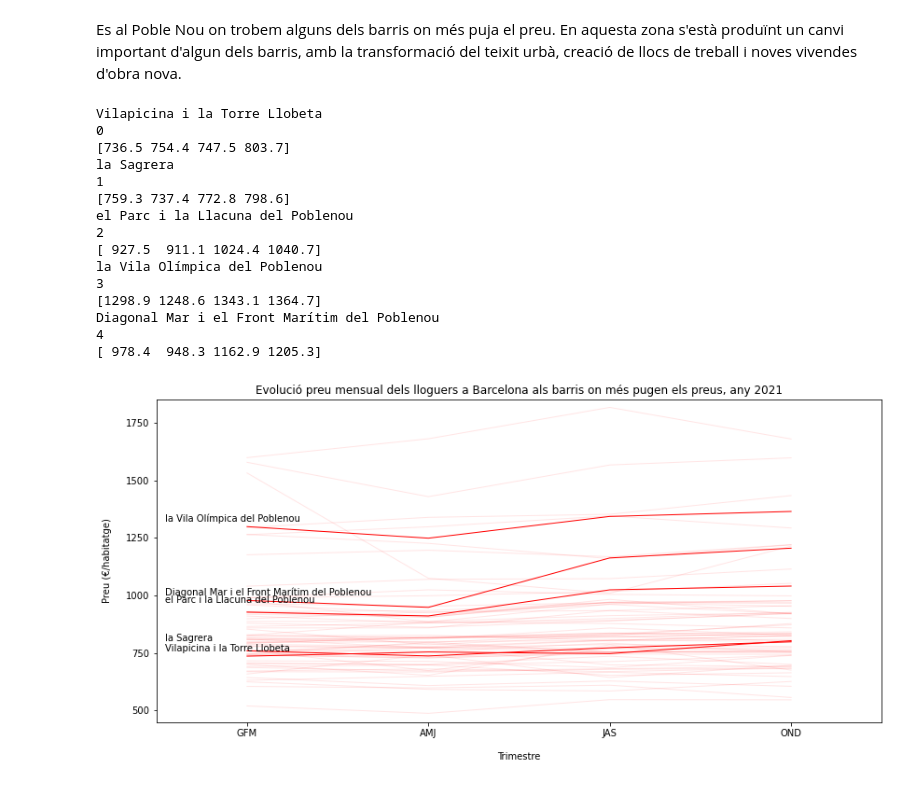
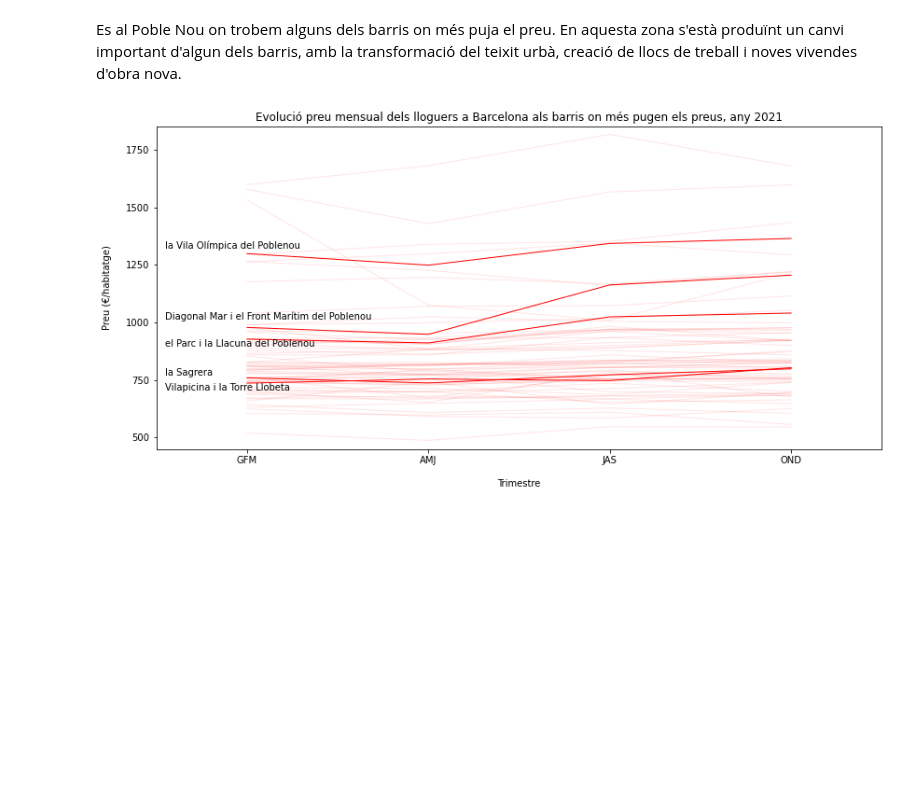
Before and after one commit to Macletus/itacademy-datascience, a Jupyter notebook: sprint04/Sprint04_Tasca01.ipynb, the cells around one changed output. Cells and saved outputs as stored; diff of their text form; code cells hidden in the pictures; blank space fills up the shorter version.

```diff
--- a/sprint04/Sprint04_Tasca01.ipynb
+++ b/sprint04/Sprint04_Tasca01.ipynb
@@ -559,7 +563,7 @@ districtes = rent_df['Nom_Districte'].unique()
 
 plt.subplots_adjust(left=-0.3, right=0.9, top=0.9, bottom=0.1)
 
-annotate_displace = [30, 50, 50, 30, 30]
+annotate_displace = [-25, 20, -25, 30, 45]
 j = 0
 for i in range(len(barris)):
     barri = barris[i]
@@ -569,46 +573,31 @@ for i in range(len(barris)):
     if (cheaper[i] == 0) & (pos_sorted_change[i] > 63):
         ax.annotate(barri, xy=(0.55, subset_tri.values[0] + annotate_displace[j]), xytext=(0, 1), textcoords='offset points',
                                         horizontalalignment='left', verticalalignment='center', size=10)
         alpha = 1
         j += 1
     else:
         alpha = 0.1
     plt.plot(subset_tri.index, subset_tri.values, color='red', ls='-', lw=1, label=districte, alpha=alpha)
 
 #ax.set(xlim=(0.5, 4.5), xticks=[1, 2, 3, 4],
 #       ylim=(10, 16), yticks= [np.arange(10, 16, 1)])
 
 ax.set(xlim=(0.5, 4.5), xticks=[1, 2, 3, 4],
        ylim=(450, 1850), yticks= [500, 750, 1000, 1250, 1500, 1750])
 
 ax.set_ylabel('Preu (€/habitatge)', rotation=90, fontsize=10, labelpad=15)
 ax.set_xlabel('Trimestre', rotation=0, fontsize=10, labelpad=15)
 
 labels = ['GFM', 'AMJ', 'JAS', 'OND']
 
 ax.set_xticklabels(labels)
 #plt.legend(loc=(1.04, 0))
 plt.title('Evolució preu mensual dels lloguers a Barcelona als barris on més pugen els preus, any 2021')
 
 file = plot_path / str('Fig11_Evolució_Districtes_m2')
 plt.savefig(file, dpi=400, pad_inches=0.1,
             bbox_inches='tight')
 
 plt.show()
 # %% [output]
-Vilapicina i la Torre Llobeta
-0
-[736.5 754.4 747.5 803.7]
-la Sagrera
-1
-[759.3 737.4 772.8 798.6]
-el Parc i la Llacuna del Poblenou
-2
-[ 927.5  911.1 1024.4 1040.7]
-la Vila Olímpica del Poblenou
-3
-[1298.9 1248.6 1343.1 1364.7]
-Diagonal Mar i el Front Marítim del Poblenou
-4
-[ 978.4  948.3 1162.9 1205.3]
-[figure, old version]
+[figure, new version]
```
Also changed, not shown: parts of 3 cells of this notebook, 3 other files.
